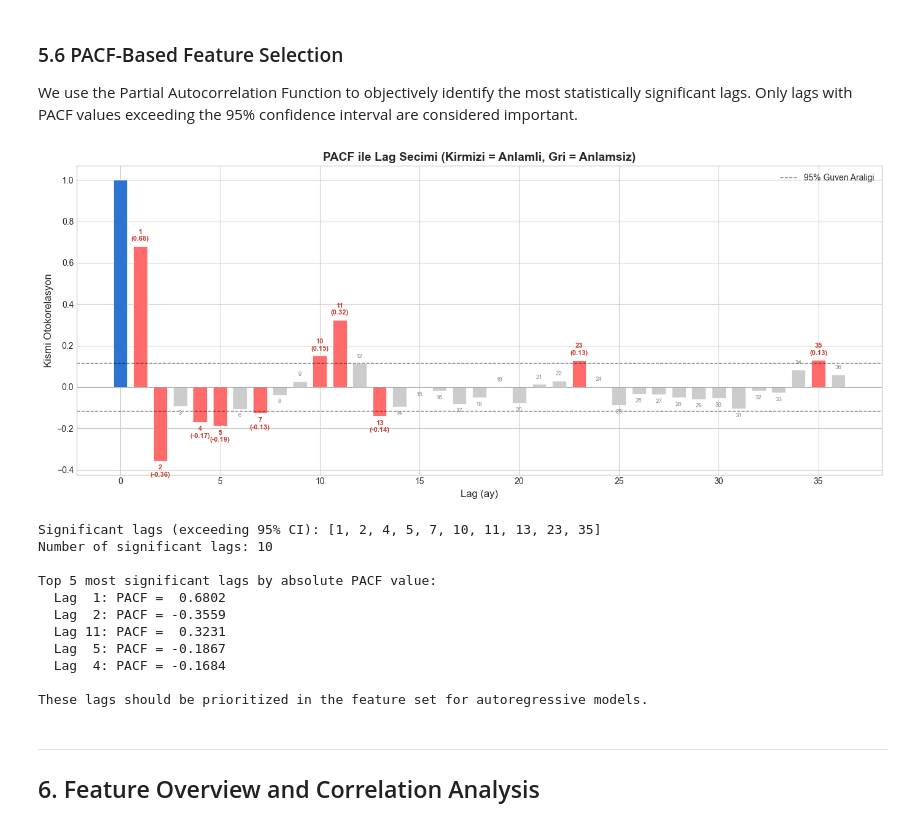
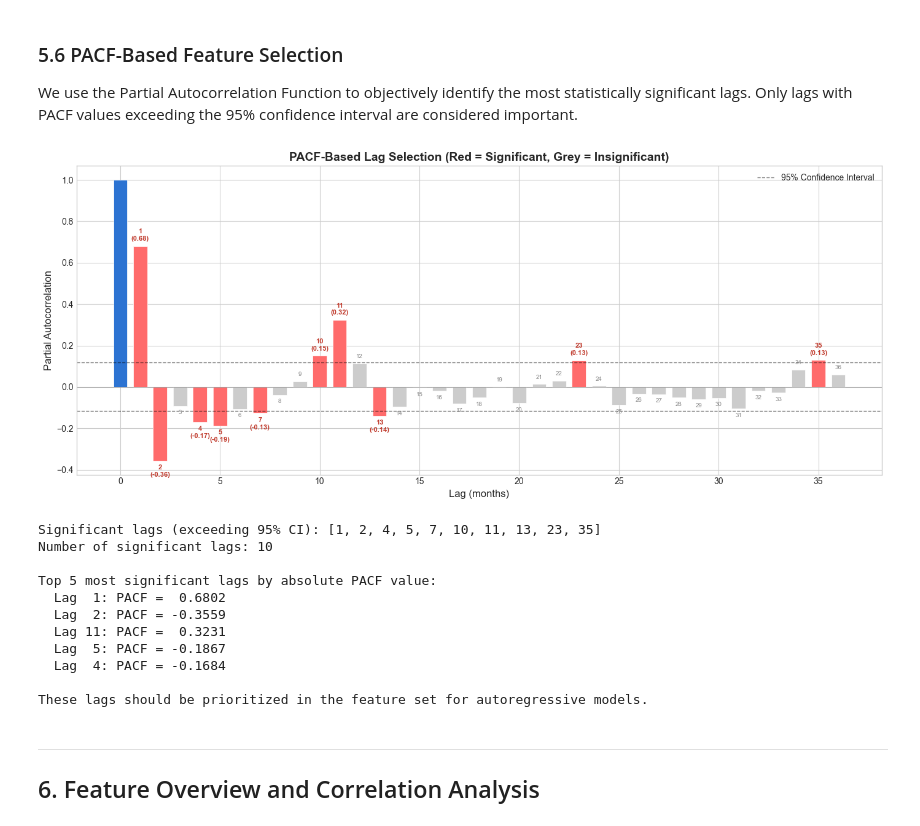
Before and after one commit to SerefRecepKeskin/water-inflow-forecasting, a Jupyter notebook: notebooks/01_EDA_and_Feature_Engineering.ipynb, the cells around one changed output. Drawn from its saved outputs; the diff is of its cells as text; code cells hidden in the pictures.

```diff
--- a/notebooks/01_EDA_and_Feature_Engineering.ipynb
+++ b/notebooks/01_EDA_and_Feature_Engineering.ipynb
@@ -834,13 +834,13 @@ colors = [SECONDARY_COLOR if i in significant_lags else '#CCCCCC' for i in lags]
 colors[0] = PRIMARY_COLOR  # lag 0 is always 1.0
 
 bars = ax.bar(lags, pacf_values, color=colors, edgecolor='white', linewidth=0.5, width=0.7)
-ax.axhline(y=conf_interval, color='black', linestyle='--', linewidth=1, alpha=0.5, label='95% Guven Araligi')
+ax.axhline(y=conf_interval, color='black', linestyle='--', linewidth=1, alpha=0.5, label='95% Confidence Interval')
 ax.axhline(y=-conf_interval, color='black', linestyle='--', linewidth=1, alpha=0.5)
 ax.axhline(y=0, color='gray', linewidth=0.5)
 
-ax.set_title('PACF ile Lag Secimi (Kirmizi = Anlamli, Gri = Anlamsiz)', fontsize=14, fontweight='bold')
-ax.set_xlabel('Lag (ay)', fontsize=12)
-ax.set_ylabel('Kismi Otokorelasyon', fontsize=12)
+ax.set_title('PACF-Based Lag Selection (Red = Significant, Grey = Insignificant)', fontsize=14, fontweight='bold')
+ax.set_xlabel('Lag (months)', fontsize=12)
+ax.set_ylabel('Partial Autocorrelation', fontsize=12)
 ax.legend(fontsize=10)
 
 # Annotate each bar with lag number and value
@@ -850,34 +850,34 @@ for lag_i in range(1, max_lags + 1):
 
     if is_sig:
         label = f'{lag_i}\n({val:.2f})'
         fontsize = 8
         fw = 'bold'
         color = '#C0392B'
     else:
         label = str(lag_i)
         fontsize = 7
         fw = 'normal'
         color = '#888888'
 
     offset_y = 0.02 if val >= 0 else -0.02
     va = 'bottom' if val >= 0 else 'top'
     ax.text(lag_i, val + offset_y, label, ha='center', va=va,
             fontsize=fontsize, fontweight=fw, color=color)
 
 plt.tight_layout()
 plt.savefig(f'{FIGURES_DIR}c2_pacf_feature_selection.png', dpi=150, bbox_inches='tight')
 plt.show()
 
 print(f'Significant lags (exceeding 95% CI): {significant_lags}')
 print(f'Number of significant lags: {len(significant_lags)}')
 print(f'\nTop 5 most significant lags by absolute PACF value:')
 sorted_lags = sorted(significant_lags, key=lambda x: abs(pacf_values[x]), reverse=True)
 for lag in sorted_lags[:5]:
     print(f'  Lag {lag:>2d}: PACF = {pacf_values[lag]:>7.4f}')
 
 print(f'\nThese lags should be prioritized in the feature set for autoregressive models.')
 # %% [output]
-[figure, old version]
+[figure, new version]
 Significant lags (exceeding 95% CI): [1, 2, 4, 5, 7, 10, 11, 13, 23, 35]
 Number of significant lags: 10
 
```
Also changed, not shown: 7 other files.
